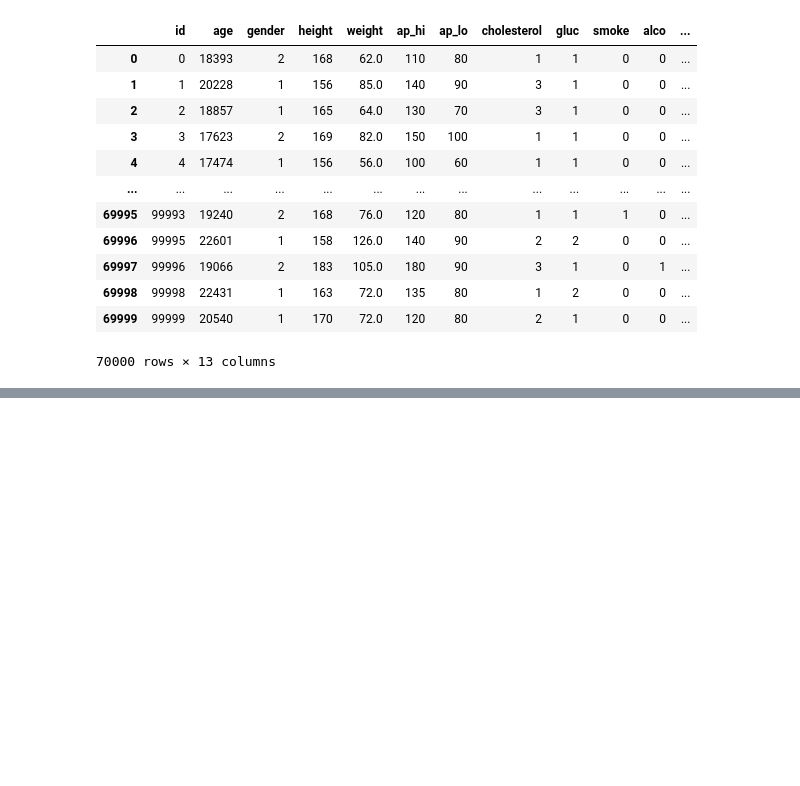
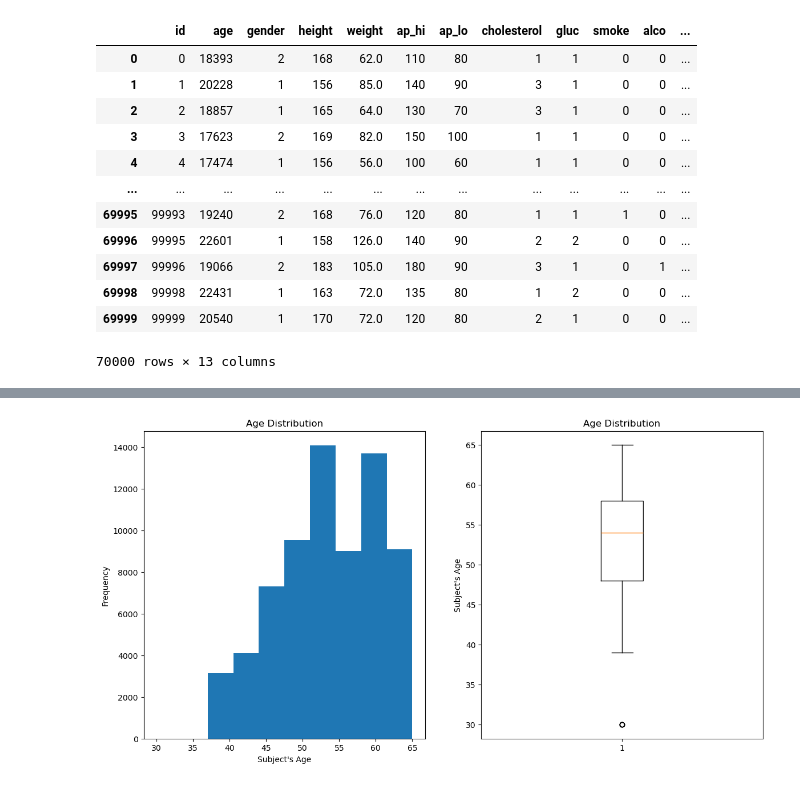
Before and after one commit to AbdullahBera/heart-attack-analysis, a Jupyter notebook: analysis.ipynb, the cells around one changed output, grey strips where cells are left out. Drawn from its saved outputs; the diff is of its cells as text; code cells hidden in the pictures; blank space fills up the shorter version.

```diff
--- a/analysis.ipynb
+++ b/analysis.ipynb
@@ -7,7 +11,7 @@ import seaborn as sns
 # %%
 # read csv file
 
-heart_df = pd.read_csv("hear.csv", delimiter=";")
+heart_df = pd.read_csv("cardio_train.csv", delimiter =";")
 heart_df
 # %% [output]
 |  | id | age | gender | height | weight | ap_hi | ap_lo | cholesterol | gluc | smoke | alco | ... |
@@ -25,0 +131,6 @@ heart_df
+# %%
+average_days_per_year = 365.25
+
+heart_df['age'] = (heart_df['age']/ average_days_per_year).round().astype(int)
+
+heart_df
@@ -25,0 +153,9 @@ heart_df
+# %%
+# Categorical variables
+heart_df[['gender', 'cholesterol', 'gluc']] = heart_df[['gender', 'cholesterol', 'gluc']].astype('category')
+
+# Boolean variables
+heart_df[['smoke', 'alco', 'active', 'cardio']] = heart_df[['smoke', 'alco', 'active', 'cardio']].astype('boolean')
+
+
+heart_df.info()
@@ -25,0 +250,15 @@ heart_df
+# %%
+fig, ax = plt.subplots(nrows = 1, ncols = 2, figsize = (14,7))
+
+ax[0].hist(heart_df['age'])
+ax[0].set_xlabel("Subject's Age")
+ax[0].set_ylabel("Frequency")
+ax[0].set_title("Age Distribution")
+
+ax[1].boxplot(heart_df['age'])
+ax[1].set_ylabel("Subject's Age")
+ax[1].set_title("Age Distribution")
+
+plt.show()
+# %% [output]
+[figure, added]
```
Also changed, not shown: parts of 20 cells of this notebook.
